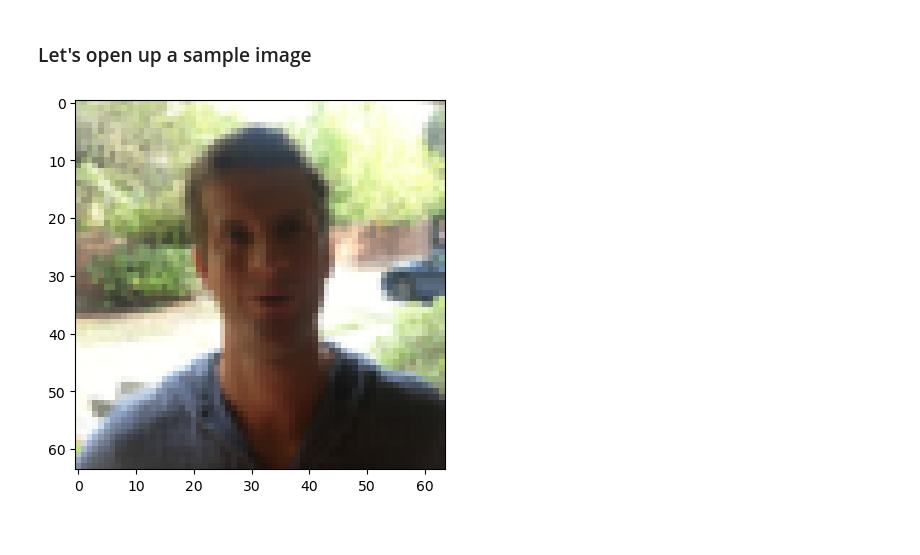
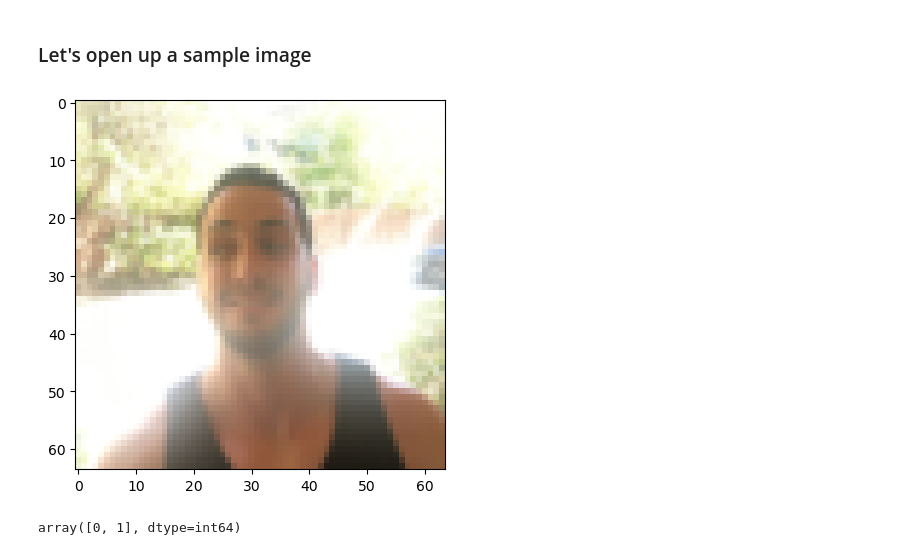
Before and after one commit to tharangachaminda/cnn_mood_classifier, a Jupyter notebook: Mood_Classifier.ipynb, the cells around one changed output. Cells and saved outputs as stored; diff of their text form; code cells hidden in the pictures.

```diff
--- a/Mood_Classifier.ipynb
+++ b/Mood_Classifier.ipynb
@@ -61,8 +68,12 @@ Y_test shape: (150, 1)
 # %% [markdown]
 ### Let's open up a sample image
 # %%
-index = 120
-plt.imshow(X_train_orig[index])
+index = 100
+plt.imshow(X_train[index])
 plt.show()
 # %% [output]
-[figure, old version]
+[figure, new version]
+# %%
+classes
+# %% [output]
+array([0, 1], dtype=int64)
```
Also changed, not shown: parts of 17 cells of this notebook, 10 other files.
